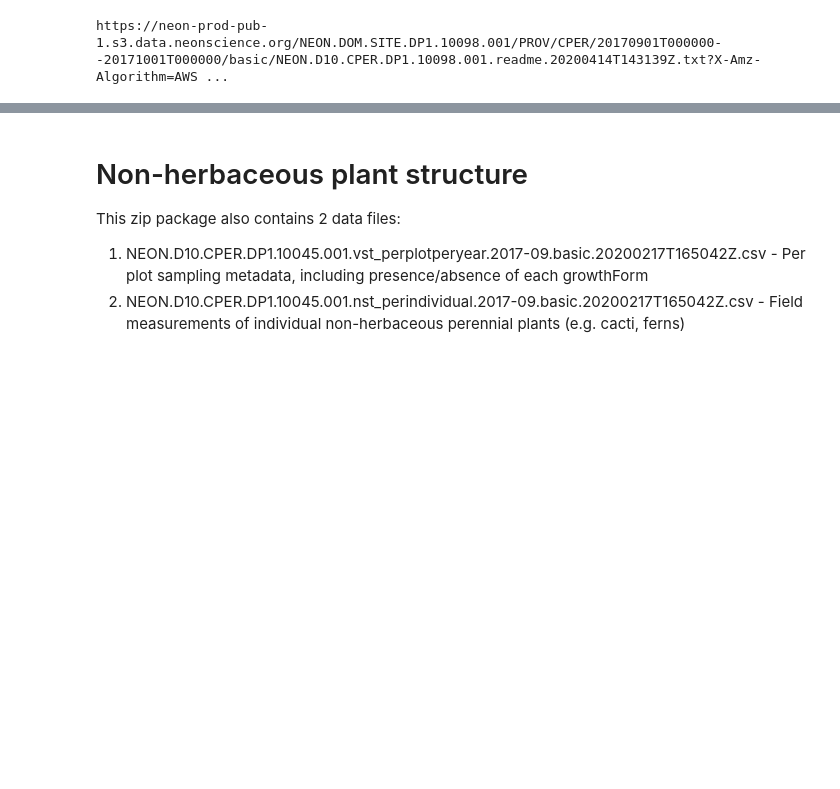
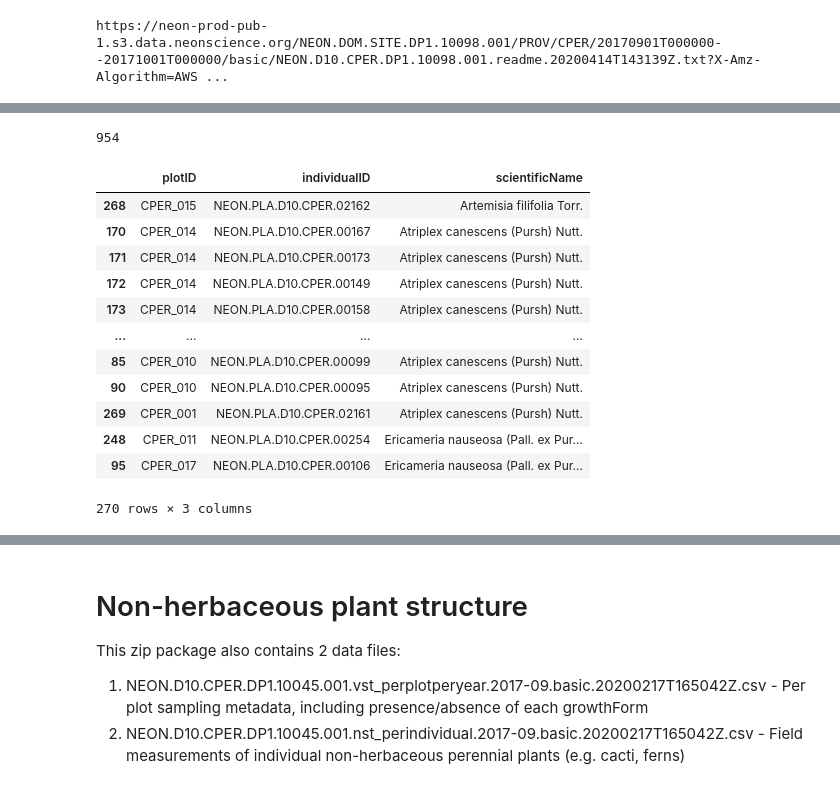
Before and after one commit to kessb/sagebrush-ecosystem-modeling, a Jupyter notebook: scripts/function_scratchscripts.ipynb, the cells around one changed output, grey strips where cells are left out. Saved outputs shown, nothing was run; the diff lists cells and outputs as text; code cells hidden in the pictures; blank space fills up the shorter version.

```diff
--- a/scripts/function_scratchscripts.ipynb
+++ b/scripts/function_scratchscripts.ipynb
@@ -142,0 +210,26 @@ df.loc[df['scientificName'] == 'Atriplex canescens (Pursh) Nutt.']
+# %%
+measurement_df.columns
+#want plot, individ, height
+targetmeasurements=measurement_df[['plotID','individualID','height']]
+len(targetmeasurements)
+# %% [output]
+954
+# %%
+map_df.columns
+#want plot, individ, scientificname
+reducedmap_df=map_df[['plotID','individualID','scientificName']]
+reducedmap_df.sort_values('scientificName')
+# %% [output]
+|  | plotID | individualID | scientificName |
+| 268 | CPER_015 | NEON.PLA.D10.CPER.02162 | Artemisia filifolia Torr. |
+| 170 | CPER_014 | NEON.PLA.D10.CPER.00167 | Atriplex canescens (Pursh) Nutt. |
+| 171 | CPER_014 | NEON.PLA.D10.CPER.00173 | Atriplex canescens (Pursh) Nutt. |
+| 172 | CPER_014 | NEON.PLA.D10.CPER.00149 | Atriplex canescens (Pursh) Nutt. |
+| 173 | CPER_014 | NEON.PLA.D10.CPER.00158 | Atriplex canescens (Pursh) Nutt. |
+| ... | ... | ... | ... |
+| 85 | CPER_010 | NEON.PLA.D10.CPER.00099 | Atriplex canescens (Pursh) Nutt. |
+| 90 | CPER_010 | NEON.PLA.D10.CPER.00095 | Atriplex canescens (Pursh) Nutt. |
+| 269 | CPER_001 | NEON.PLA.D10.CPER.02161 | Atriplex canescens (Pursh) Nutt. |
+| 248 | CPER_011 | NEON.PLA.D10.CPER.00254 | Ericameria nauseosa (Pall. ex Pur... |
+| 95 | CPER_017 | NEON.PLA.D10.CPER.00106 | Ericameria nauseosa (Pall. ex Pur... |
+270 rows × 3 columns
```
Also changed, not shown: parts of 12 cells of this notebook.
